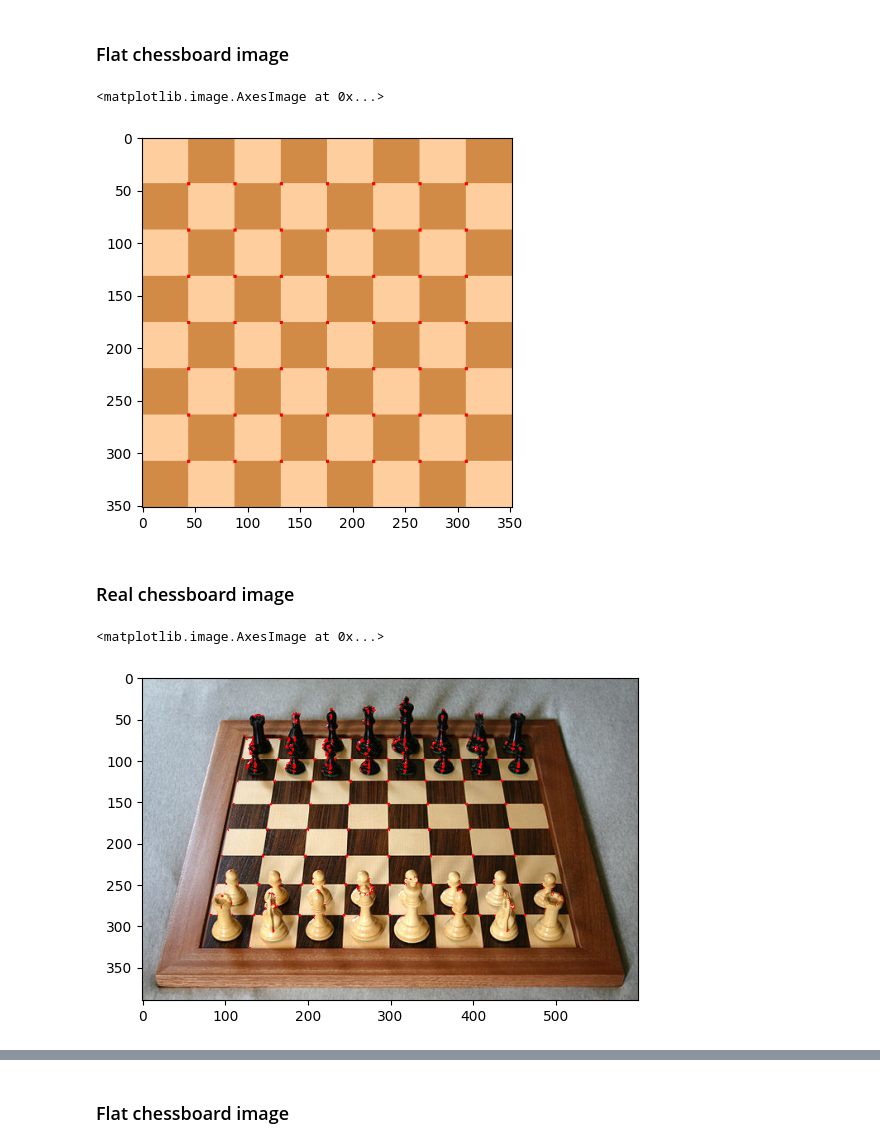
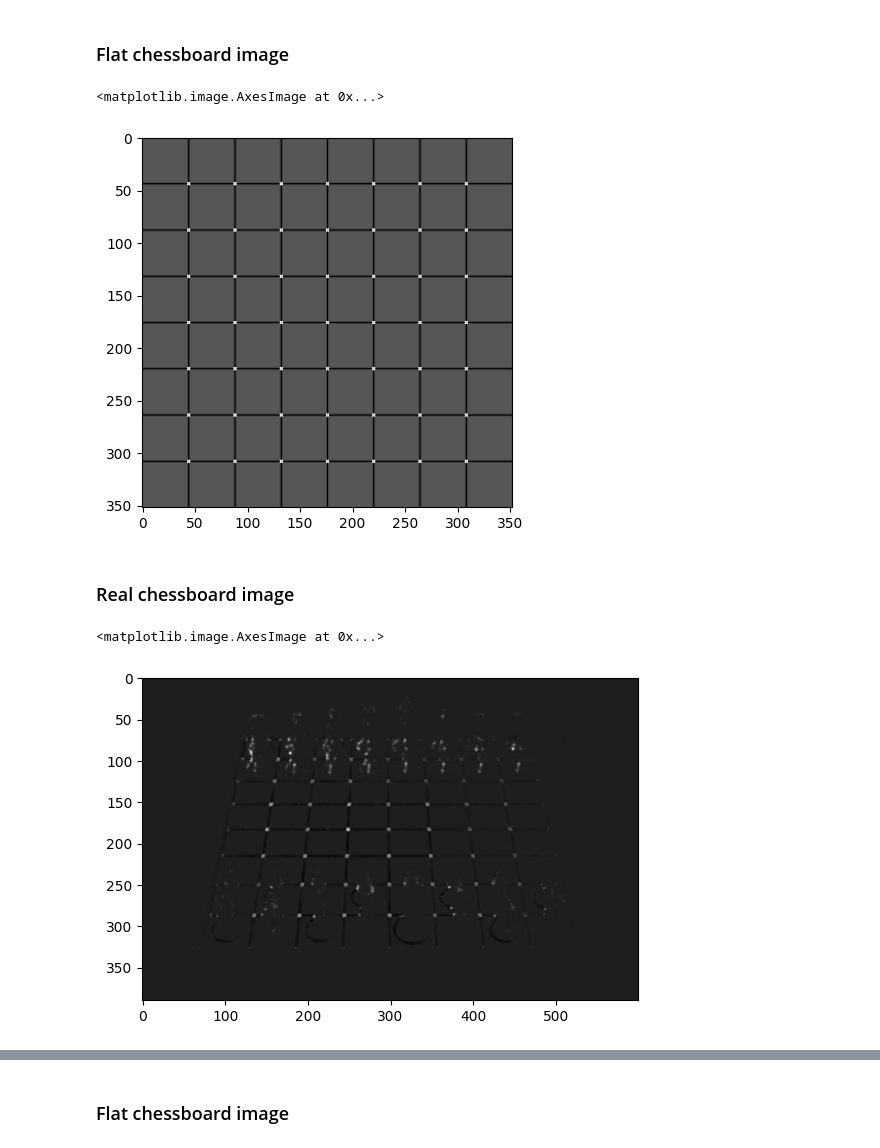
Before and after one commit to hasan-alper/opencv-notes, a Jupyter notebook: 04-OBJECT-DETECTION/4.2-corner-detection.ipynb, the cells around one changed output, grey strips where cells are left out. Saved outputs shown, nothing was run; the diff lists cells and outputs as text; code cells hidden in the pictures.

Commit message:
explain the methods in 4.2-corner-detection.ipynb

```diff
--- a/04-OBJECT-DETECTION/4.2-corner-detection.ipynb
+++ b/04-OBJECT-DETECTION/4.2-corner-detection.ipynb
@@ -53,24 +73,18 @@ OpenCV has the function `cv.cornerHarris` for this purpose. It basically finds t
 ### Flat chessboard image
 # %%
 dst = cv2.cornerHarris(src=gray_flat_chess, blockSize=2, ksize=3, k=0.04)
-
-# Threshold for an optimal value, it may vary depending on the image.
-rgb_flat_chess[dst > 0.01 * dst.max()] = [255, 0, 0]
-plt.imshow(rgb_flat_chess)
+plt.imshow(dst, cmap="gray")
 # %% [output]
 <matplotlib.image.AxesImage at 0x...>
-[figure, old version]
+[figure, new version]
 # %% [markdown]
 ### Real chessboard image
 # %%
-dst = cv2.cornerHarris(src=gray_real_chess, blockSize=2, ksize=3, k=0.04)
-
-# Threshold for an optimal value, it may vary depending on the image.
-rgb_real_chess[dst > 0.01 * dst.max()] = [255, 0, 0]
-plt.imshow(rgb_real_chess)
+dst = cv2.cornerHarris(src=gray_real_chess, blockSize=4, ksize=3, k=0.04)
+plt.imshow(dst, cmap="gray")
 # %% [output]
 <matplotlib.image.AxesImage at 0x...>
-[figure, old version]
+[figure, new version]
 # %% [markdown]
 ## Shi-Tomasi Detection
 
```
Also changed, not shown: parts of 3 cells of this notebook, 1 other file.
